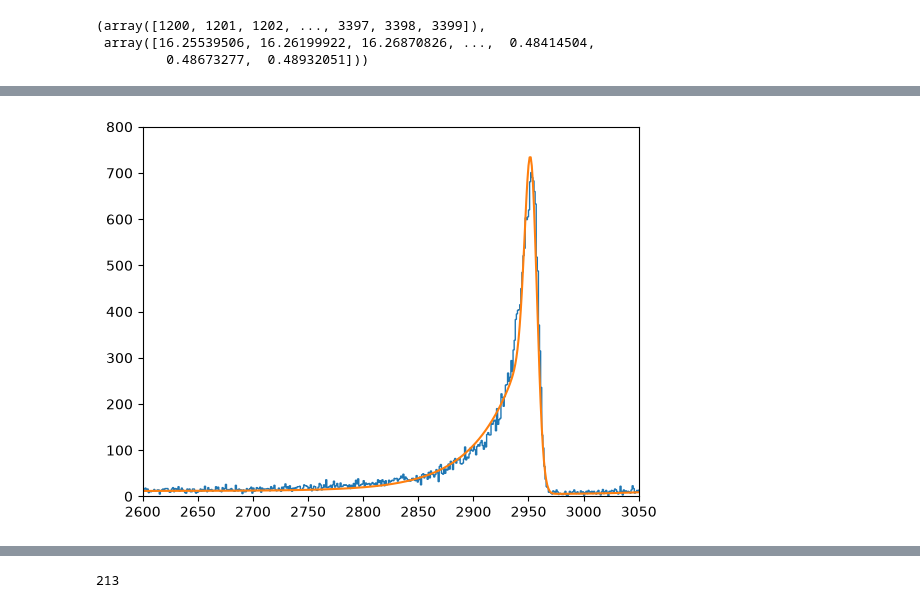
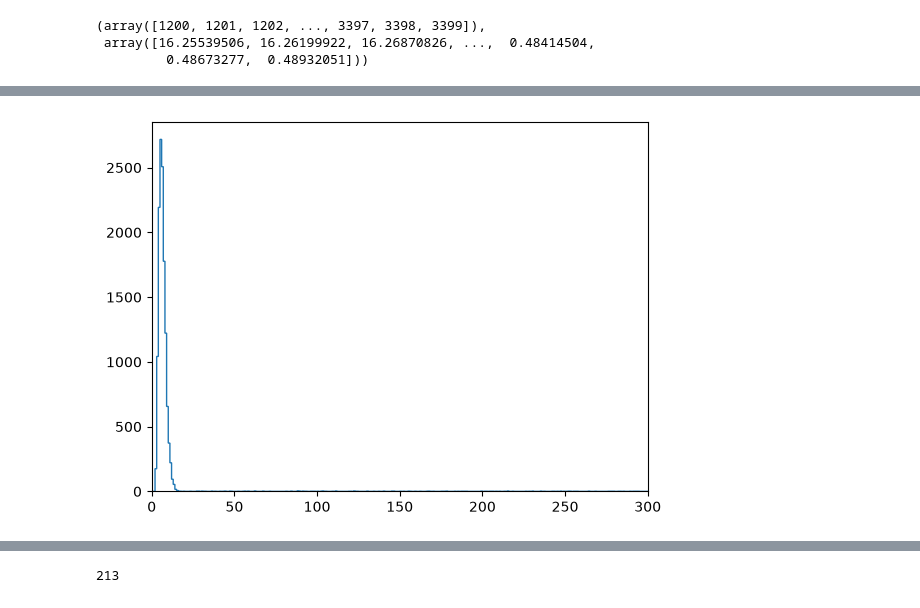
Before and after one commit to arlee-shelby/CalibrationNet, a Jupyter notebook: Untitled.ipynb, the cells around one changed output, grey strips where cells are left out. Drawn from its saved outputs; the diff is of its cells as text; code cells hidden in the pictures.

```diff
--- a/Untitled.ipynb
+++ b/Untitled.ipynb
@@ -95,12 +81,13 @@ fit_parameters(9469, 1062, recipe="ce-6peak", segment=3)
 # %%
+s = spectrum(9469, 29, segment=13, tf_label="nabpy-standard")
 plt.stairs(s[1],s[0])
-plt.plot(f[0],f[1])
+# plt.plot(f[0],f[1])
 
-plt.xlim(2600,3050)
-plt.ylim(0,800)
+plt.xlim(0,300)
+# plt.ylim(0,600)
 plt.show()
 # %% [output]
-[figure, old version]
+[figure, new version]
 # %%
 fall = list(range(8622, 8866))
 sets = {
```
Also changed, not shown: parts of 9 cells of this notebook, 59 other files.
